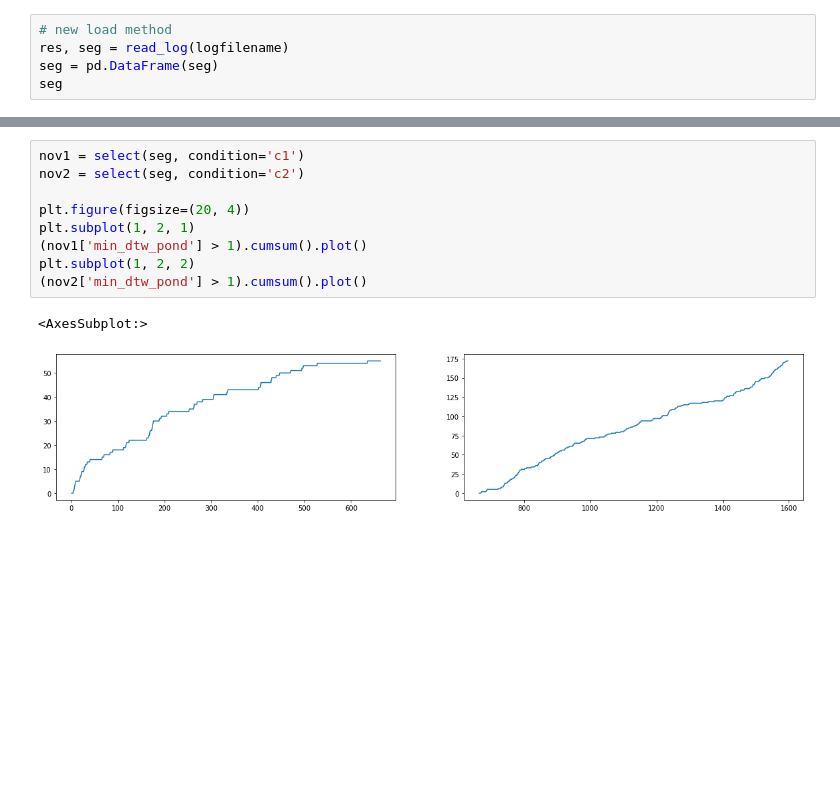
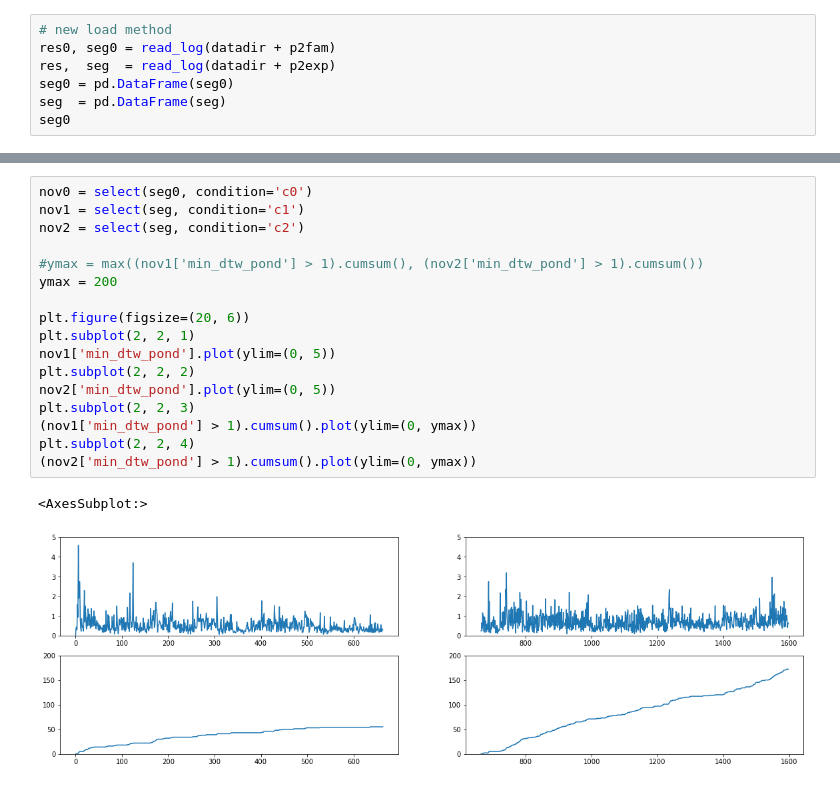
Before and after one commit to ircam-ismm/nime2022-elicitation-demo, a Jupyter notebook: notebooks/novelty_analysis.ipynb, the cells around one changed output, grey strips where cells are left out. Drawn from its saved outputs; the diff is of its cells as text; blank space fills up the shorter version.

Commit message:
hist and time plot

```diff
--- a/notebooks/novelty_analysis.ipynb
+++ b/notebooks/novelty_analysis.ipynb
@@ -26,7 +25,9 @@ fb     = df[fbind].dropna(axis=1)
 (seg['min_dtw_pond'] > 1).cumsum().plot()
 # %%
 # new load method
-res, seg = read_log(logfilename)
-seg = pd.DataFrame(seg)
-seg
+res0, seg0 = read_log(datadir + p2fam)
+res,  seg  = read_log(datadir + p2exp)
+seg0 = pd.DataFrame(seg0)
+seg  = pd.DataFrame(seg)
+seg0
 # %% [output]
@@ -50,13 +52,21 @@ seg
 # %%
+nov0 = select(seg0, condition='c0')
 nov1 = select(seg, condition='c1')
 nov2 = select(seg, condition='c2')
 
-plt.figure(figsize=(20, 4))
-plt.subplot(1, 2, 1)
-(nov1['min_dtw_pond'] > 1).cumsum().plot()
-plt.subplot(1, 2, 2)
-(nov2['min_dtw_pond'] > 1).cumsum().plot()
+#ymax = max((nov1['min_dtw_pond'] > 1).cumsum(), (nov2['min_dtw_pond'] > 1).cumsum())
+ymax = 200
+
+plt.figure(figsize=(20, 6))
+plt.subplot(2, 2, 1)
+nov1['min_dtw_pond'].plot(ylim=(0, 5))
+plt.subplot(2, 2, 2)
+nov2['min_dtw_pond'].plot(ylim=(0, 5))
+plt.subplot(2, 2, 3)
+(nov1['min_dtw_pond'] > 1).cumsum().plot(ylim=(0, ymax))
+plt.subplot(2, 2, 4)
+(nov2['min_dtw_pond'] > 1).cumsum().plot(ylim=(0, ymax))
 # %% [output]
 <AxesSubplot:>
-[figure, old version]
+[figure, new version]
 # %%
```
Also changed, not shown: parts of 4 cells of this notebook.
